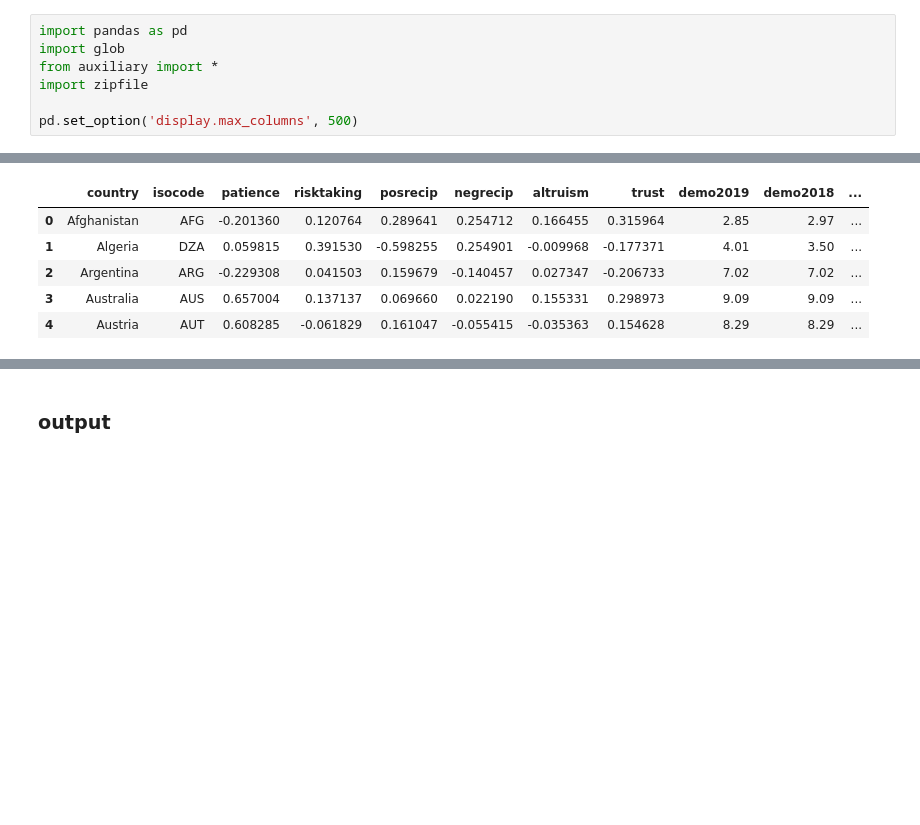
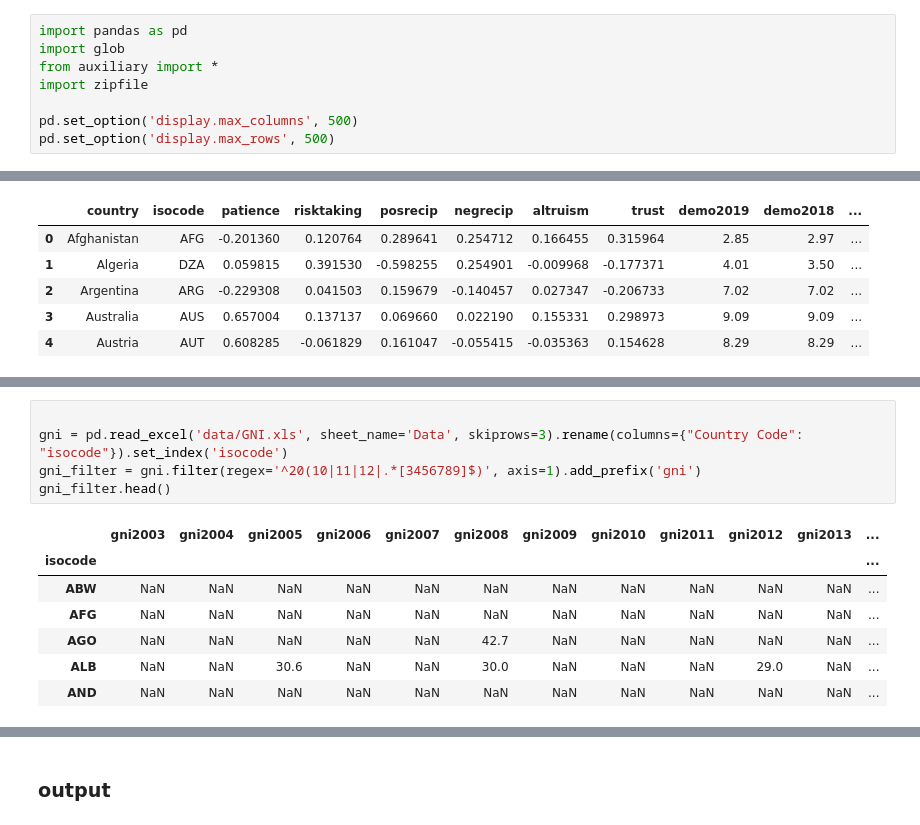
Before and after one commit to amanda8412383/research-module, a Jupyter notebook: cleaning.ipynb, the cells around one changed output, grey strips where cells are left out. Saved outputs shown, nothing was run; the diff lists cells and outputs as text; blank space fills up the shorter version.

```diff
--- a/cleaning.ipynb
+++ b/cleaning.ipynb
@@ -32,6 +36,7 @@ from auxiliary import *
 import zipfile
 
 pd.set_option('display.max_columns', 500)
+pd.set_option('display.max_rows', 500)
 # %%
 
 with zipfile.ZipFile('data.zip', 'r') as zip_ref:
@@ -306,0 +334,13 @@ df_add_aid.head()
+# %%
+
+gni = pd.read_excel('data/GNI.xls', sheet_name='Data', skiprows=3).rename(columns={"Country Code": "isocode"}).set_index('isocode')
+gni_filter = gni.filter(regex='^20(10|11|12|.*[3456789]$)', axis=1).add_prefix('gni')
+gni_filter.head()
+# %% [output]
+|  | gni2003 | gni2004 | gni2005 | gni2006 | gni2007 | gni2008 | gni2009 | gni2010 | gni2011 | gni2012 | gni2013 | ... |
+| isocode |  |  |  |  |  |  |  |  |  |  |  | ... |
+| ABW | NaN | NaN | NaN | NaN | NaN | NaN | NaN | NaN | NaN | NaN | NaN | ... |
+| AFG | NaN | NaN | NaN | NaN | NaN | NaN | NaN | NaN | NaN | NaN | NaN | ... |
+| AGO | NaN | NaN | NaN | NaN | NaN | 42.7 | NaN | NaN | NaN | NaN | NaN | ... |
+| ALB | NaN | NaN | 30.6 | NaN | NaN | 30.0 | NaN | NaN | NaN | 29.0 | NaN | ... |
+| AND | NaN | NaN | NaN | NaN | NaN | NaN | NaN | NaN | NaN | NaN | NaN | ... |
```
Also changed, not shown: parts of 7 cells of this notebook, 5 other files.
